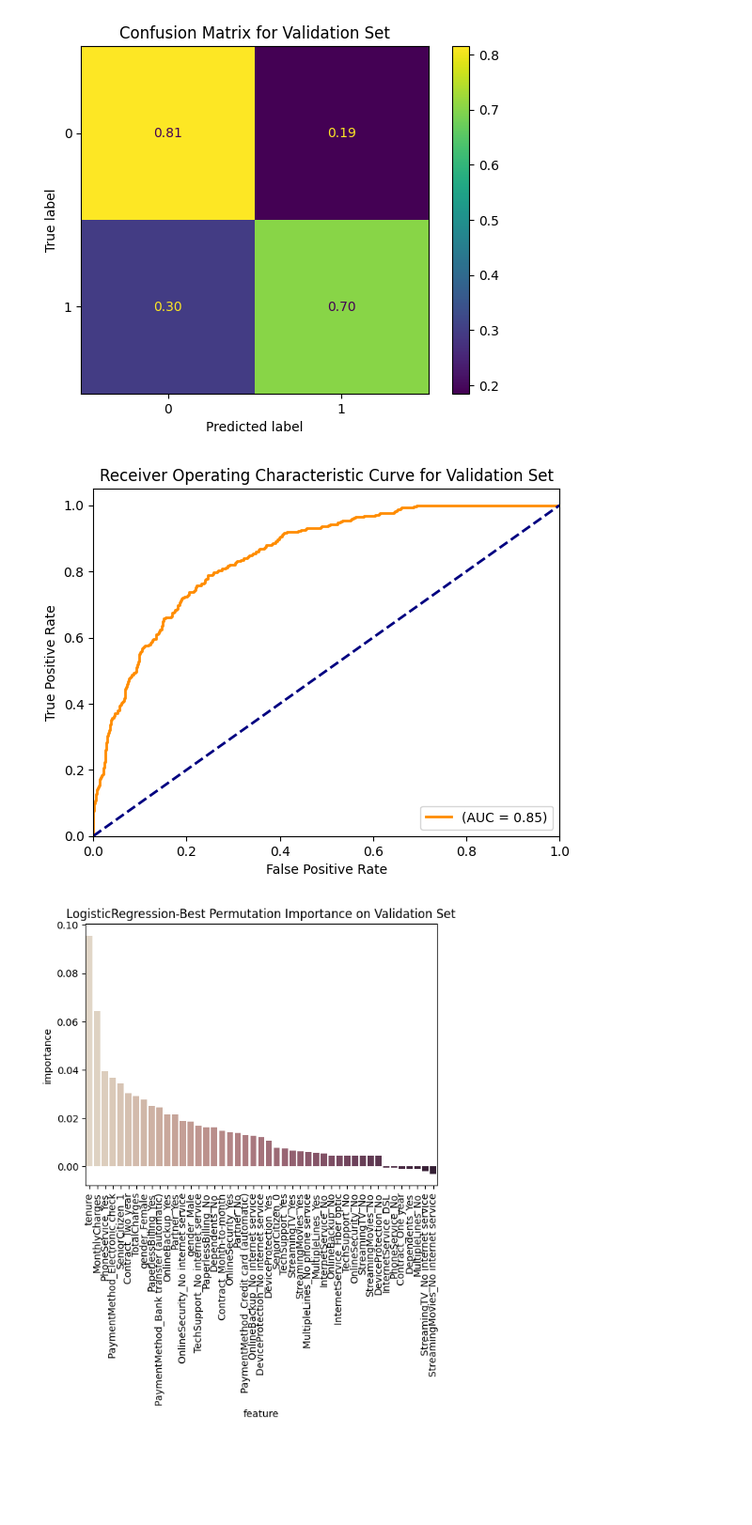
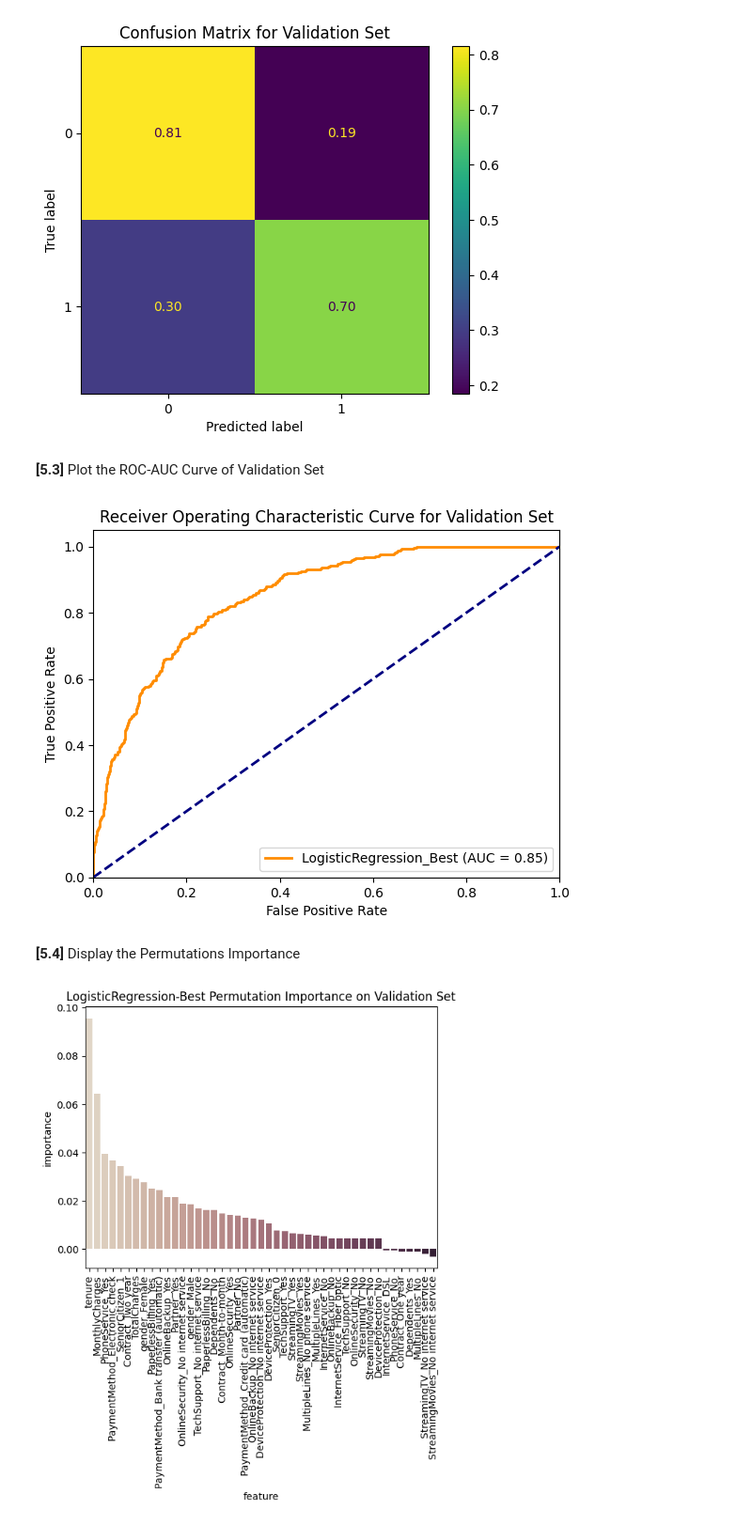
Before and after one commit to chuannarongvat/internship_c_dataset_2, a Jupyter notebook: notebooks/3_logistic-regression.ipynb, the cells around one changed output. Shown at 94% size. Drawn from its saved outputs; the diff is of its cells as text; code cells hidden in the pictures; blank space fills up the shorter version.

```diff
--- a/notebooks/3_logistic-regression.ipynb
+++ b/notebooks/3_logistic-regression.ipynb
@@ -286,10 +303,14 @@ Validation  0.644028   0.593952  0.703325  0.759143
 plot_confusion_matrix(log_reg2, X_val, y_val, "Validation")
 # %% [output]
 [figure]
+# %% [markdown]
+**[5.3]** Plot the ROC-AUC Curve of Validation Set
 # %%
-plot_roc_auc_curve(log_reg2, X_val, y_val, "Validation")
+plot_roc_auc_curve(log_reg2, X_val, y_val, "Validation", "LogisticRegression_Best")
 # %% [output]
-[figure, old version]
+[figure, new version]
+# %% [markdown]
+**[5.4]** Display the Permutations Importance
 # %%
 log_best_permu = permutation_importance(df, target, log_reg2, X_val, y_val, "Validation", "LogisticRegression-Best")
 # %% [output]
```
Also changed, not shown: parts of 14 cells of this notebook.
